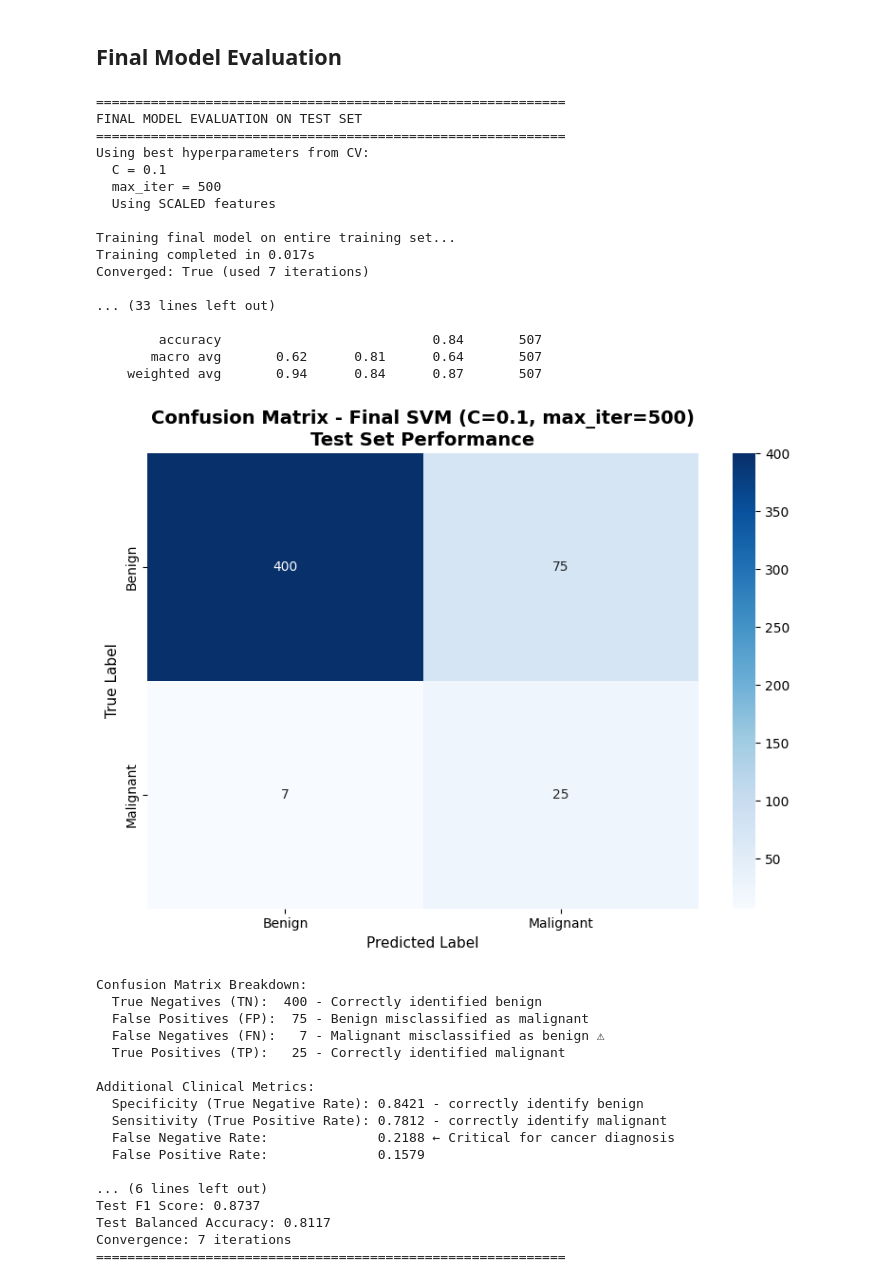
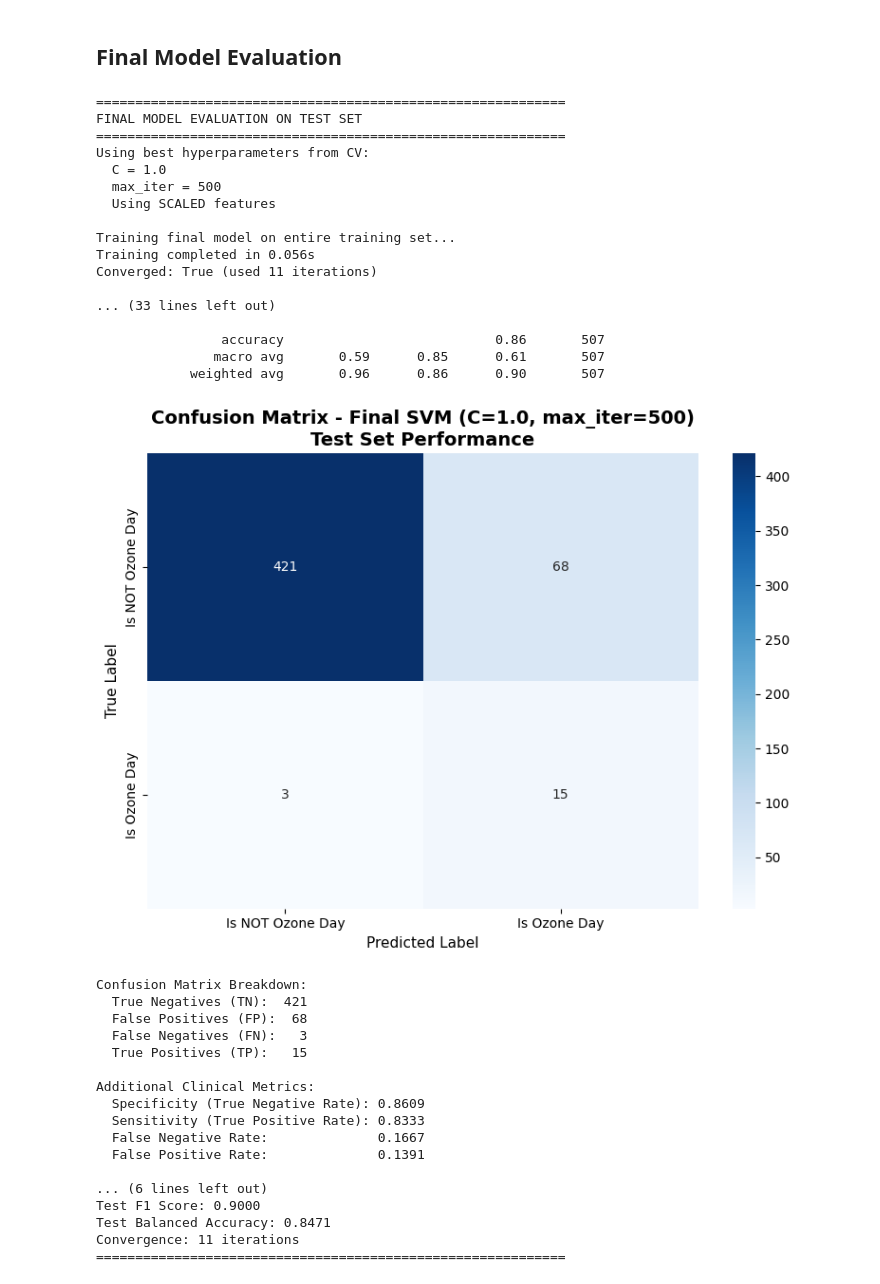
Before and after one commit to tomashobza/tuw_ml_seattle_crime, a Jupyter notebook: svm_ozone/svm_ozone.ipynb, the cells around one changed output. Saved outputs shown, nothing was run; the diff lists cells and outputs as text; code cells hidden in the pictures.

Commit message:
add: ozone

```diff
--- a/svm_ozone/svm_ozone.ipynb
+++ b/svm_ozone/svm_ozone.ipynb
@@ -157,9 +195,10 @@ isOzoneDay
 ## 1. Experiment - holdout vs cross-validation
 
 print("\n" + "="*60)
-print("HOLDOUT VS CROSS-VALIDATION COMPARISON")
+print("HOLDOUT VS TIME SERIES CROSS-VALIDATION COMPARISON")
 print("="*60)
 print("Primary metric: F1 Score (weighted)")
+print("Using TimeSeriesSplit to respect temporal ordering")
 print("="*60)
 
 # == HOLDOUT APPROACH ==
@@ -178,8 +217,8 @@ print(f"  Holdout Balanced Accuracy: {holdout_bal_acc:.4f}")
 print(f"  Training time:             {holdout_time:.3f}s")
 
 # == CROSS-VALIDATION APPROACH ==
-print("\n[2/2] Training with 5-fold cross-validation...")
-kf = StratifiedKFold(n_splits=5, shuffle=True, random_state=42)
+print("\n[2/2] Training with 5-fold time series cross-validation...")
+kf = TimeSeriesSplit(n_splits=5)
 
 start = time.time()
 # F1 Score (primary metric)
@@ -210,6 +249,7 @@ print(f"\n  CV Balanced Accuracy per fold: {[f'{s:.4f}' for s in cv_scores_bal_a
 print(f"  CV Balanced Accuracy Mean:    {cv_scores_bal_acc.mean():.4f}")
 print(f"  CV Balanced Accuracy Std:     ±{cv_scores_bal_acc.std():.4f}")
 print(f"\n  Training time:                {cv_time:.3f}s ({cv_time/holdout_time:.1f}x longer)")
+print(f"\n  ⚠️  Using TimeSeriesSplit (respects temporal order)")
 
 # Comparison
 print("\n" + "="*60)
@@ -257,15 +351,15 @@ Computational Cost:
 print("="*60)
 print("HYPERPARAMETER TUNING: C PARAMETER")
 print("="*60)
-print("Using 5-fold cross-validation on TRAINING SET ONLY")
+print("Using 5-fold TIME SERIES cross-validation on TRAINING SET ONLY")
 print("Using SCALED features\n")
 
 # Test range of C values (regularization strength)
 C_values = [0.001, 0.01, 0.1, 1, 10, 100]
 results_C = []
 
-# Setup cross-validation
-kf = StratifiedKFold(n_splits=5, shuffle=True, random_state=42)
+# Setup cross-validation for time series
+kf = TimeSeriesSplit(n_splits=5)
 
 print("Testing C parameter values with CV on training set...")
 for C in C_values:
@@ -444,14 +538,14 @@ print("="*60)
 print("HYPERPARAMETER TUNING: MAX_ITER")
 print("="*60)
 print(f"Using best C value: {best_C}")
-print("Testing max_iter values with 5-fold CV on training set...")
+print("Testing max_iter values with 5-fold TIME SERIES CV on training set...")
 print("Using SCALED features\n")
 
 max_iter_values = [500, 1000, 2000, 5000]
 results_iter = []
 
-# Setup cross-validation
-kf = StratifiedKFold(n_splits=5, shuffle=True, random_state=42)
+# Setup cross-validation for time series
+kf = TimeSeriesSplit(n_splits=5)
 
 for max_iter in max_iter_values:
     print(f"\n  max_iter = {max_iter}")
@@ -611,15 +705,15 @@ print("\n" + "="*60)
 print("DETAILED CLASSIFICATION REPORT")
 print("="*60)
 # Get class names if available, otherwise use default labels
-class_names = ['Benign (False)', 'Malignant (True)'] if len(y.unique()) == 2 else None
+class_names = ['Is NOT Ozone Day (False)', 'Is Ozone Day (True)'] if len(y.unique()) == 2 else None
 print(classification_report(y_test, y_pred_final, target_names=class_names))
 
 # Confusion Matrix
 cm = confusion_matrix(y_test, y_pred_final)
 plt.figure(figsize=(8, 6))
 sns.heatmap(cm, annot=True, fmt='d', cmap='Blues', cbar=True,
-            xticklabels=['Benign', 'Malignant'] if len(y.unique()) == 2 else None,
-            yticklabels=['Benign', 'Malignant'] if len(y.unique()) == 2 else None)
+            xticklabels=['Is NOT Ozone Day', 'Is Ozone Day'] if len(y.unique()) == 2 else None,
+            yticklabels=['Is NOT Ozone Day', 'Is Ozone Day'] if len(y.unique()) == 2 else None)
 plt.title(f'Confusion Matrix - Final SVM (C={best_C}, max_iter={best_max_iter})\nTest Set Performance',
           fontsize=14, fontweight='bold')
 plt.ylabel('True Label', fontsize=11)
@@ -628,65 +722,65 @@ plt.tight_layout()
 plt.show()
 
 print("\nConfusion Matrix Breakdown:")
-print(f"  True Negatives (TN):  {cm[0,0]:3d} - Correctly identified benign")
-print(f"  False Positives (FP): {cm[0,1]:3d} - Benign misclassified as malignant")
-print(f"  False Negatives (FN): {cm[1,0]:3d} - Malignant misclassified as benign ⚠")
-print(f"  True Positives (TP):  {cm[1,1]:3d} - Correctly identified malignant")
+print(f"  True Negatives (TN):  {cm[0,0]:3d}")
+print(f"  False Positives (FP): {cm[0,1]:3d}")
+print(f"  False Negatives (FN): {cm[1,0]:3d}")
+print(f"  True Positives (TP):  {cm[1,1]:3d}")
 
 # Calculate per-class metrics
 tn, fp, fn, tp = cm.ravel()
 specificity = tn / (tn + fp)
 sensitivity = tp / (tp + fn)  # Same as recall for positive class
 
 print(f"\nAdditional Clinical Metrics:")
-print(f"  Specificity (True Negative Rate): {specificity:.4f} - correctly identify benign")
-print(f"  Sensitivity (True Positive Rate): {sensitivity:.4f} - correctly identify malignant")
-print(f"  False Negative Rate:              {fn/(fn+tp):.4f} ← Critical for cancer diagnosis")
+print(f"  Specificity (True Negative Rate): {specificity:.4f}")
+print(f"  Sensitivity (True Positive Rate): {sensitivity:.4f}")
+print(f"  False Negative Rate:              {fn/(fn+tp):.4f}")
 print(f"  False Positive Rate:              {fp/(fp+tn):.4f}")
 
 print("\n" + "="*60)
 print("MODEL SUMMARY")
 print("="*60)
 print(f"Final Model: LinearSVC")
 print(f"Hyperparameters: C={best_C}, max_iter={best_max_iter}, class_weight='balanced'")
 print(f"Preprocessing: StandardScaler (zero mean, unit variance)")
 print(f"Test F1 Score: {test_f1:.4f}")
 print(f"Test Balanced Accuracy: {test_bal_acc:.4f}")
 print(f"Convergence: {final_model.n_iter_} iterations")
 print("="*60)
 # %% [output]
 ============================================================
 FINAL MODEL EVALUATION ON TEST SET
 ============================================================
 Using best hyperparameters from CV:
-  C = 0.1
+  C = 1.0
   max_iter = 500
   Using SCALED features
 
 Training final model on entire training set...
-Training completed in 0.017s
-Converged: True (used 7 iterations)
+Training completed in 0.056s
+Converged: True (used 11 iterations)
 
 ... (33 lines left out)
 
-        accuracy                           0.84       507
-       macro avg       0.62      0.81      0.64       507
-    weighted avg       0.94      0.84      0.87       507
+                accuracy                           0.86       507
+               macro avg       0.59      0.85      0.61       507
+            weighted avg       0.96      0.86      0.90       507
-[figure, old version]
+[figure, new version]
 Confusion Matrix Breakdown:
-  True Negatives (TN):  400 - Correctly identified benign
-  False Positives (FP):  75 - Benign misclassified as malignant
-  False Negatives (FN):   7 - Malignant misclassified as benign ⚠
-  True Positives (TP):   25 - Correctly identified malignant
+  True Negatives (TN):  421
+  False Positives (FP):  68
+  False Negatives (FN):   3
+  True Positives (TP):   15
 
 Additional Clinical Metrics:
-  Specificity (True Negative Rate): 0.8421 - correctly identify benign
-  Sensitivity (True Positive Rate): 0.7812 - correctly identify malignant
-  False Negative Rate:              0.2188 ← Critical for cancer diagnosis
-  False Positive Rate:              0.1579
+  Specificity (True Negative Rate): 0.8609
+  Sensitivity (True Positive Rate): 0.8333
+  False Negative Rate:              0.1667
+  False Positive Rate:              0.1391
 
 ... (6 lines left out)
-Test F1 Score: 0.8737
-Test Balanced Accuracy: 0.8117
-Convergence: 7 iterations
+Test F1 Score: 0.9000
+Test Balanced Accuracy: 0.8471
+Convergence: 11 iterations
 ============================================================
```
Also changed, not shown: parts of 10 cells of this notebook.
